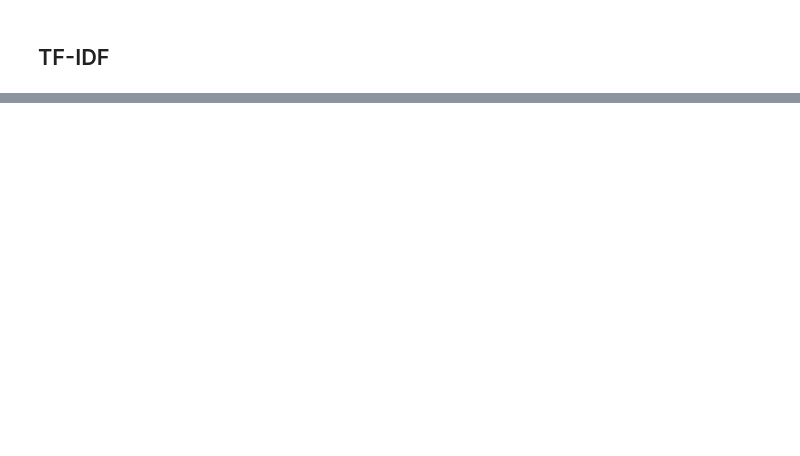
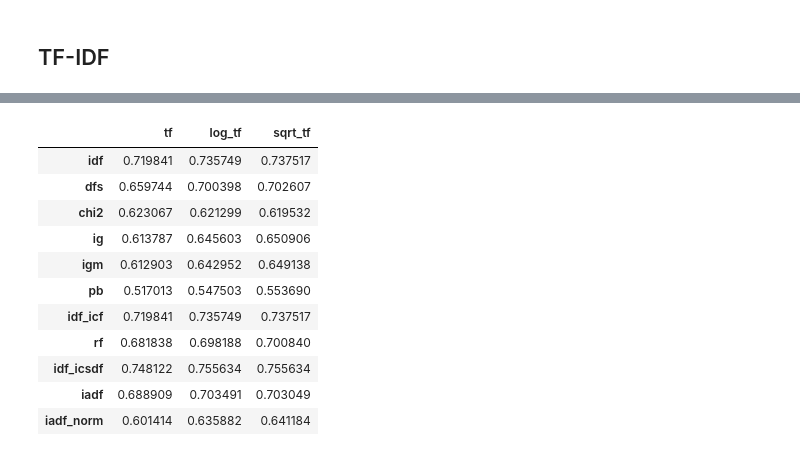
Before and after one commit to igvasilev/tfidf_based_vectorizers, a Jupyter notebook: notebooks/vectorizers_pipeline.ipynb, the cells around one changed output, grey strips where cells are left out. Saved outputs shown, nothing was run; the diff lists cells and outputs as text; code cells hidden in the pictures; blank space fills up the shorter version.

```diff
--- a/notebooks/vectorizers_pipeline.ipynb
+++ b/notebooks/vectorizers_pipeline.ipynb
@@ -172,0 +247,16 @@ weighted avg       0.89      0.89      0.89       215
+# %%
+df_f1_micro = pd.DataFrame(scores_micro.T, columns=tf_func, index=weight_methods)
+df_f1_micro.style.highlight_max(color = 'green', axis = 0)
+# %% [output]
+|  | tf | log_tf | sqrt_tf |
+| idf | 0.719841 | 0.735749 | 0.737517 |
+| dfs | 0.659744 | 0.700398 | 0.702607 |
+| chi2 | 0.623067 | 0.621299 | 0.619532 |
+| ig | 0.613787 | 0.645603 | 0.650906 |
+| igm | 0.612903 | 0.642952 | 0.649138 |
+| pb | 0.517013 | 0.547503 | 0.553690 |
+| idf_icf | 0.719841 | 0.735749 | 0.737517 |
+| rf | 0.681838 | 0.698188 | 0.700840 |
+| idf_icsdf | 0.748122 | 0.755634 | 0.755634 |
+| iadf | 0.688909 | 0.703491 | 0.703049 |
+| iadf_norm | 0.601414 | 0.635882 | 0.641184 |
```
Also changed, not shown: parts of 24 cells of this notebook, 5 other files.
